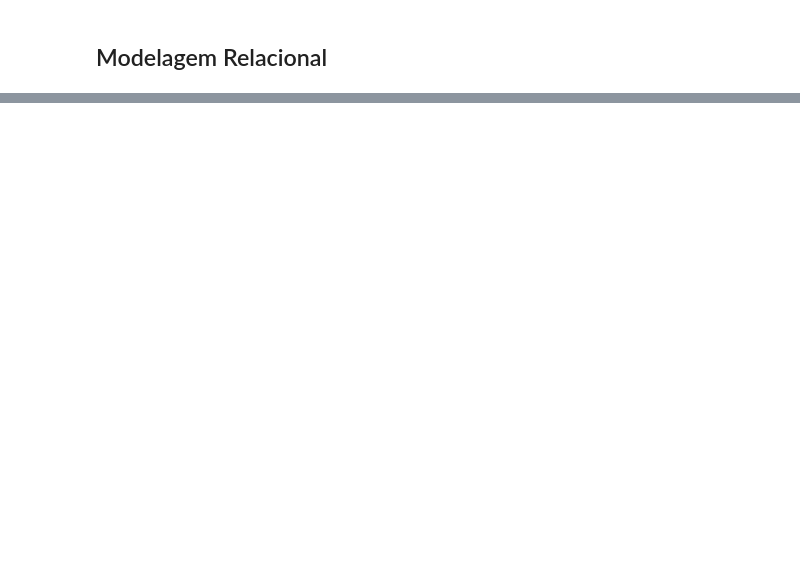
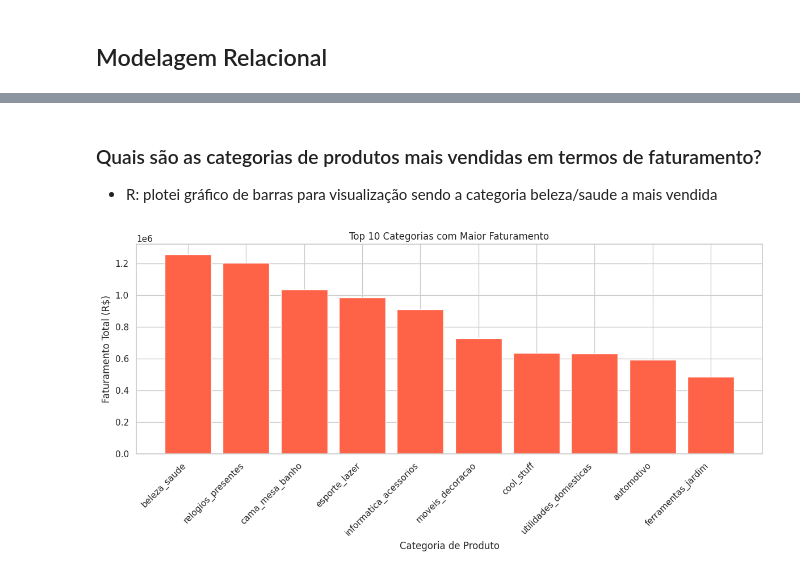
Before and after one commit to PierreOF/desafio-data-engineer, a Jupyter notebook: desafio-data-engineer.ipynb, the cells around one changed output, grey strips where cells are left out. Cells and saved outputs as stored; diff of their text form; code cells hidden in the pictures; blank space fills up the shorter version.

```diff
--- a/desafio-data-engineer.ipynb
+++ b/desafio-data-engineer.ipynb
@@ -126,0 +343,28 @@ order_reviews_df['review_answer_timestamp'] = pd.to_datetime(order_reviews_df['r
+# %% [markdown]
+### Quais são as categorias de produtos mais vendidas em termos de faturamento?
+
+- R: plotei gráfico de barras para visualização sendo a categoria beleza/saude a mais vendida
+# %%
+query = """
+SELECT
+    p.product_category_name,
+    SUM(oi.price) AS total_faturamento
+FROM order_items oi
+JOIN products p ON oi.product_id = p.product_id
+GROUP BY p.product_category_name
+ORDER BY total_faturamento DESC
+LIMIT 10;
+"""
+df = pd.read_sql_query(query, conn)
+
+plt.figure(figsize=(12,6))
+plt.bar(df['product_category_name'], df['total_faturamento'], color='tomato')
+plt.xticks(rotation=45, ha='right')
+plt.title('Top 10 Categorias com Maior Faturamento')
+plt.xlabel('Categoria de Produto')
+plt.ylabel('Faturamento Total (R$)')
+plt.grid(True)
+plt.tight_layout()
+plt.show()
+# %% [output]
+[figure, added]
```
Also changed, not shown: parts of 41 cells of this notebook, 2 other files.
